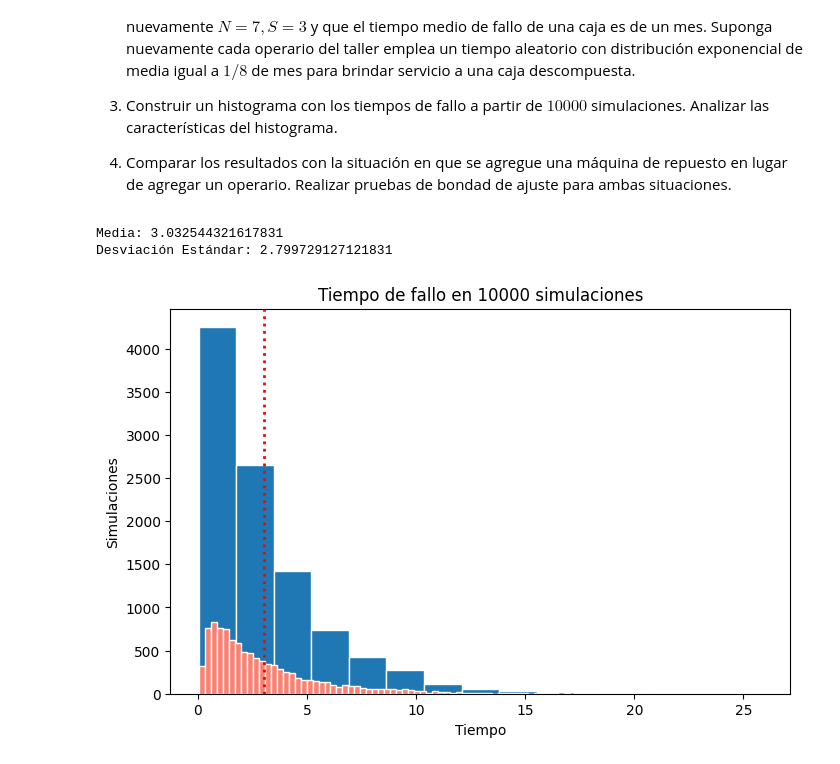
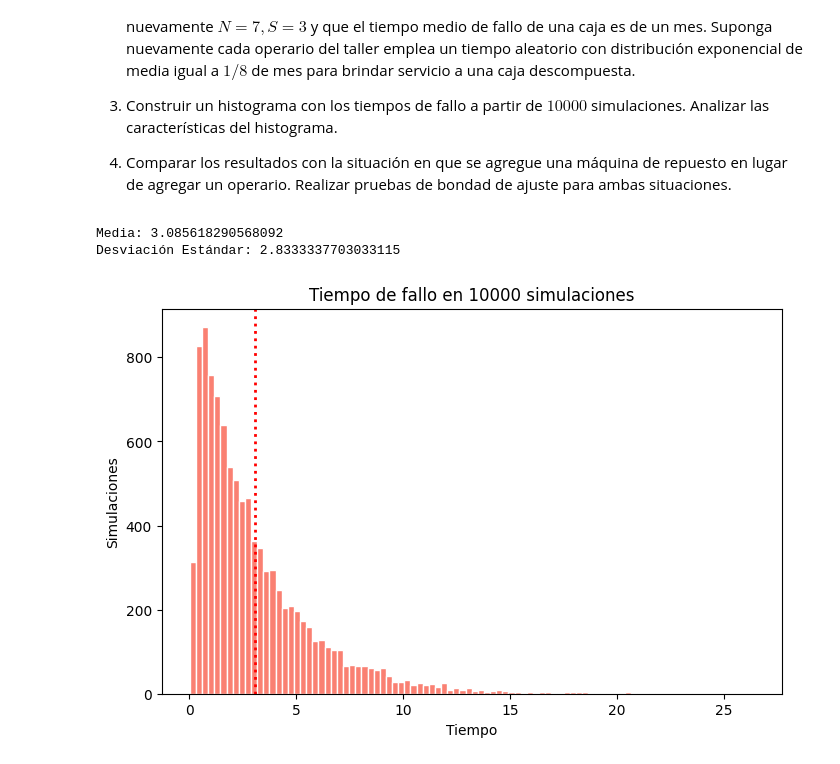
Before and after one commit to JLorenzoCD/UNC-Programacion, a Jupyter notebook: Modelos_y_Simulacion/TP2_Reparacion.ipynb, the cells around one changed output. Saved outputs shown, nothing was run; the diff lists cells and outputs as text; code cells hidden in the pictures.

```diff
--- a/Modelos_y_Simulacion/TP2_Reparacion.ipynb
+++ b/Modelos_y_Simulacion/TP2_Reparacion.ipynb
@@ -131,14 +181,14 @@ def t_reparacion_operario_2():
     return -math.log(1 - np.random.random()) / 8
 
 
-def generar_t_fallo():
+def generar_t_fallo_2_operarios():
     return reparacion_2_operarios_paralelo(
             7, 3, t_funcionamiento, t_reparacion_operario_1, t_reparacion_operario_2
         )
 
 
 N_SIM = 10_000
-datos = [generar_t_fallo() for _ in range(N_SIM)]
+datos = [generar_t_fallo_2_operarios() for _ in range(N_SIM)]
 
 media = np.mean(datos)
 
@@ -148,22 +198,21 @@ s = np.std(datos, ddof=1)
 print(f"Media: {media}")
 print(f"Desviación Estándar: {s}")
 # %% [output]
-Media: 3.032544321617831
-Desviación Estándar: 2.799729127121831
+Media: 3.085618290568092
+Desviación Estándar: 2.8333337703033115
 # %%
 # Punto 3
 import matplotlib.pyplot as plt
 
 plt.figure(figsize=(8, 5))
-plt.hist(datos, bins="sturges", edgecolor="white")
 
 plt.hist(datos, bins="auto", edgecolor="white", color="salmon")
 
 plt.axvline(x=media, color="red", linestyle='dotted', linewidth=2, label='media')
 
 plt.title(f"Tiempo de fallo en {N_SIM} simulaciones")
 plt.xlabel("Tiempo")
 plt.ylabel("Simulaciones")
 plt.show()
 # %% [output]
-[figure, old version]
+[figure, new version]
```
Also changed, not shown: parts of 5 cells of this notebook.
